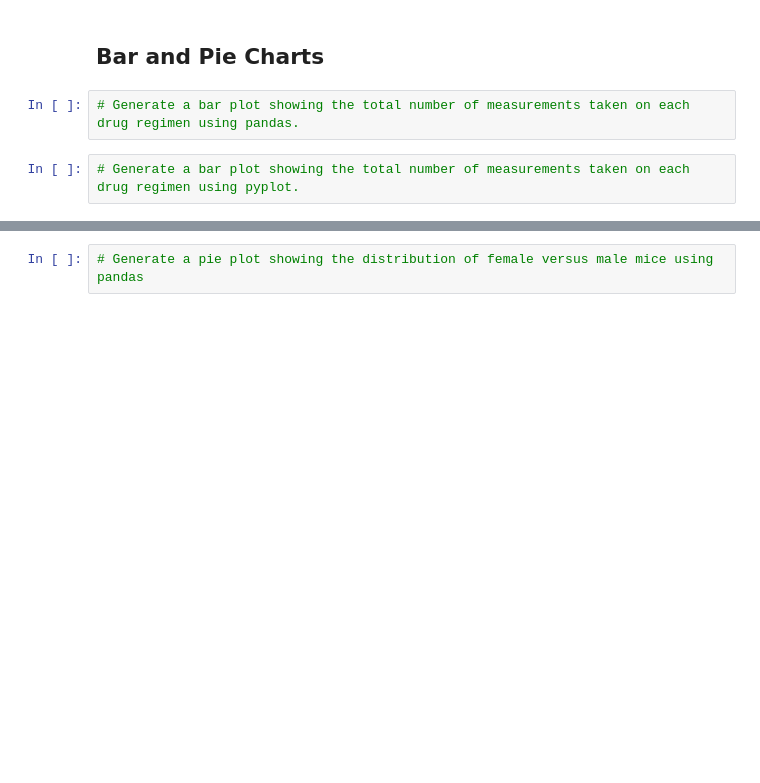
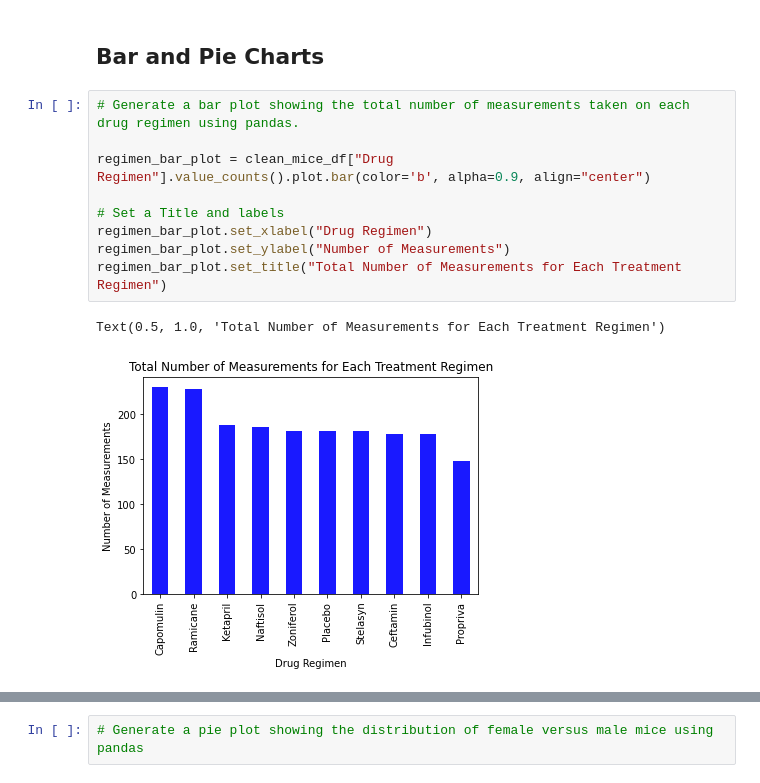
Before and after one commit to tonju27/Matplotlib-Challenge, a Jupyter notebook: Pymaceuticals/pymaceuticals_starter.ipynb, the cells around one changed output, grey strips where cells are left out. Drawn from its saved outputs; the diff is of its cells as text; blank space fills up the shorter version.

```diff
--- a/Pymaceuticals/pymaceuticals_starter.ipynb
+++ b/Pymaceuticals/pymaceuticals_starter.ipynb
@@ -131,5 +136,13 @@ summary_stat_df
 ## Bar and Pie Charts
 # %%
 # Generate a bar plot showing the total number of measurements taken on each drug regimen using pandas.
+
+regimen_bar_plot = clean_mice_df["Drug Regimen"].value_counts().plot.bar(color='b', alpha=0.9, align="center")
+
+# Set a Title and labels
+regimen_bar_plot.set_xlabel("Drug Regimen")
+regimen_bar_plot.set_ylabel("Number of Measurements")
+regimen_bar_plot.set_title("Total Number of Measurements for Each Treatment Regimen")
+# %% [output]
+Text(0.5, 1.0, 'Total Number of Measurements for Each Treatment Regimen')
+[figure, added]
-# %%
-# Generate a bar plot showing the total number of measurements taken on each drug regimen using pyplot.
```
Also changed, not shown: parts of 3 cells of this notebook.
